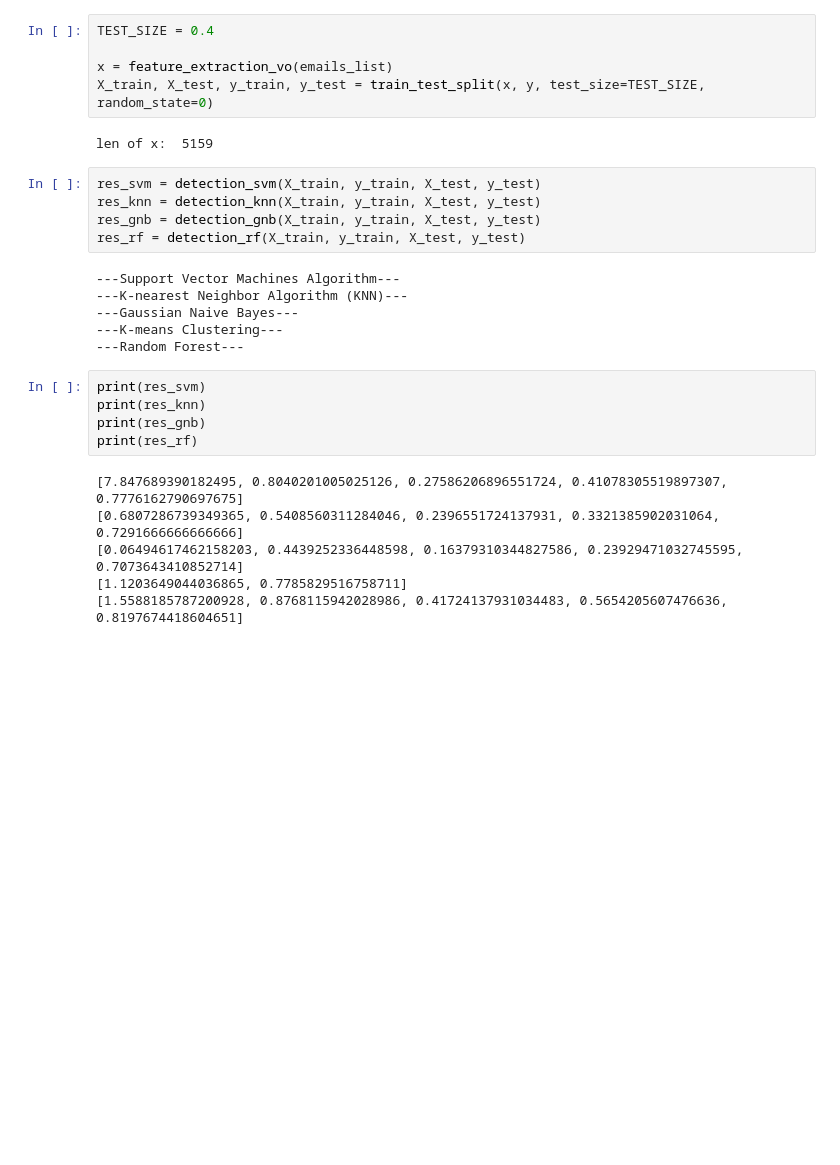
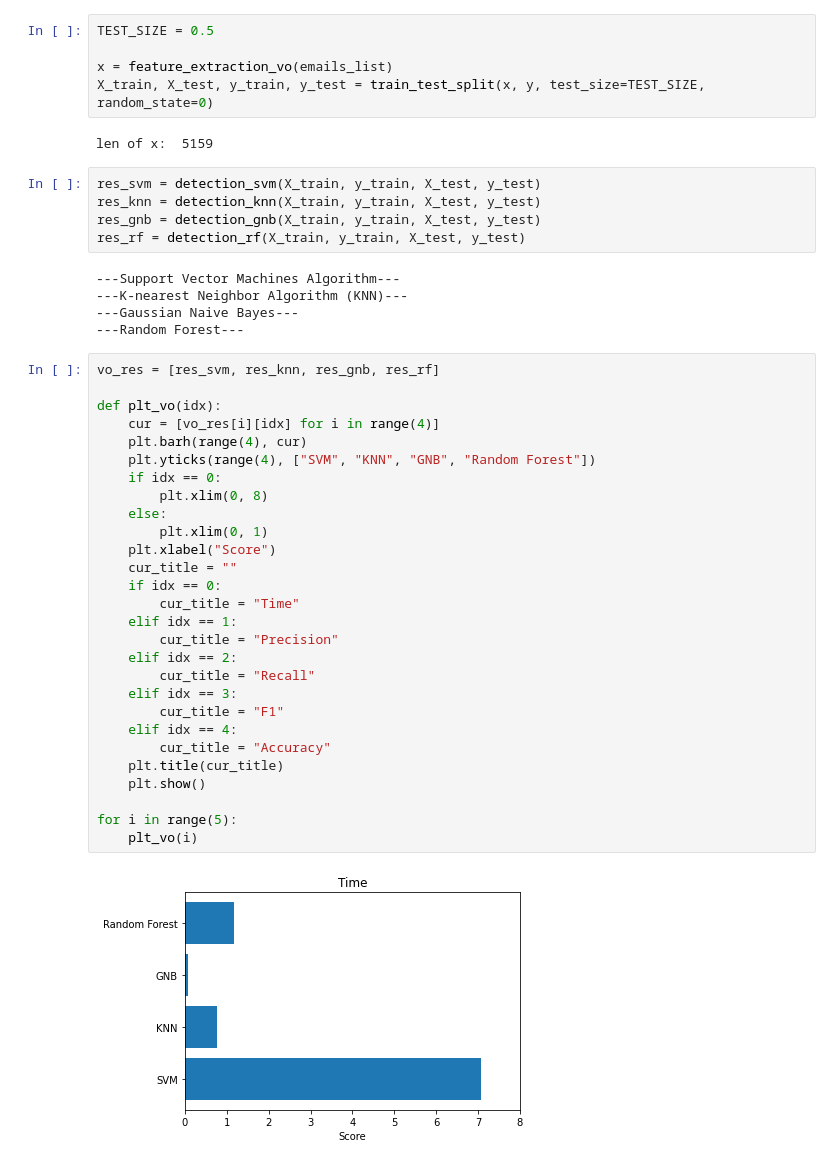
Before and after one commit to tzr897/security_project, a Jupyter notebook: src/demo1.ipynb, the cells around one changed output. Cells and saved outputs as stored; diff of their text form; blank space fills up the shorter version.

```diff
--- a/src/demo1.ipynb
+++ b/src/demo1.ipynb
@@ -345,7 +345,7 @@ plt_kmeans()
 # %% [markdown]
 VO
 # %%
-TEST_SIZE = 0.4
+TEST_SIZE = 0.5
 
 x = feature_extraction_vo(emails_list)
 X_train, X_test, y_train, y_test = train_test_split(x, y, test_size=TEST_SIZE, random_state=0)
@@ -360,16 +360,34 @@ res_rf = detection_rf(X_train, y_train, X_test, y_test)
 ---Support Vector Machines Algorithm---
 ---K-nearest Neighbor Algorithm (KNN)---
 ---Gaussian Naive Bayes---
----K-means Clustering---
 ---Random Forest---
-# %%
-print(res_svm)
-print(res_knn)
-print(res_gnb)
-print(res_rf)
-# %% [output]
-[7.847689390182495, 0.8040201005025126, 0.27586206896551724, 0.41078305519897307, 0.7776162790697675]
-[0.6807286739349365, 0.5408560311284046, 0.2396551724137931, 0.3321385902031064, 0.7291666666666666]
-[0.06494617462158203, 0.4439252336448598, 0.16379310344827586, 0.23929471032745595, 0.7073643410852714]
-[1.1203649044036865, 0.7785829516758711]
-[1.5588185787200928, 0.8768115942028986, 0.41724137931034483, 0.5654205607476636, 0.8197674418604651]
+# %%
+vo_res = [res_svm, res_knn, res_gnb, res_rf]
+
+def plt_vo(idx):
+    cur = [vo_res[i][idx] for i in range(4)]
+    plt.barh(range(4), cur)
+    plt.yticks(range(4), ["SVM", "KNN", "GNB", "Random Forest"])
+    if idx == 0:
+        plt.xlim(0, 8)
+    else:
+        plt.xlim(0, 1)
+    plt.xlabel("Score")
+    cur_title = ""
+    if idx == 0:
+        cur_title = "Time"
+    elif idx == 1:
+        cur_title = "Precision"
+    elif idx == 2:
+        cur_title = "Recall"
+    elif idx == 3:
+        cur_title = "F1"
+    elif idx == 4:
+        cur_title = "Accuracy"
+    plt.title(cur_title)
+    plt.show()
+
+for i in range(5):
+    plt_vo(i)
+# %% [output]
+[figure, added]
```
Also changed, not shown: parts of 2 cells of this notebook.
